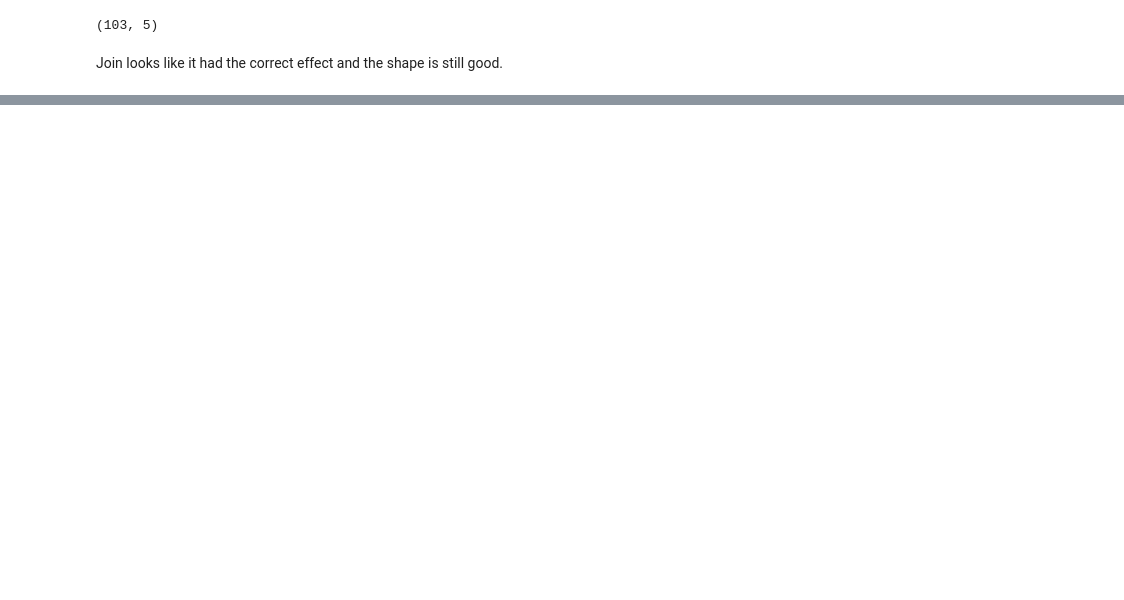
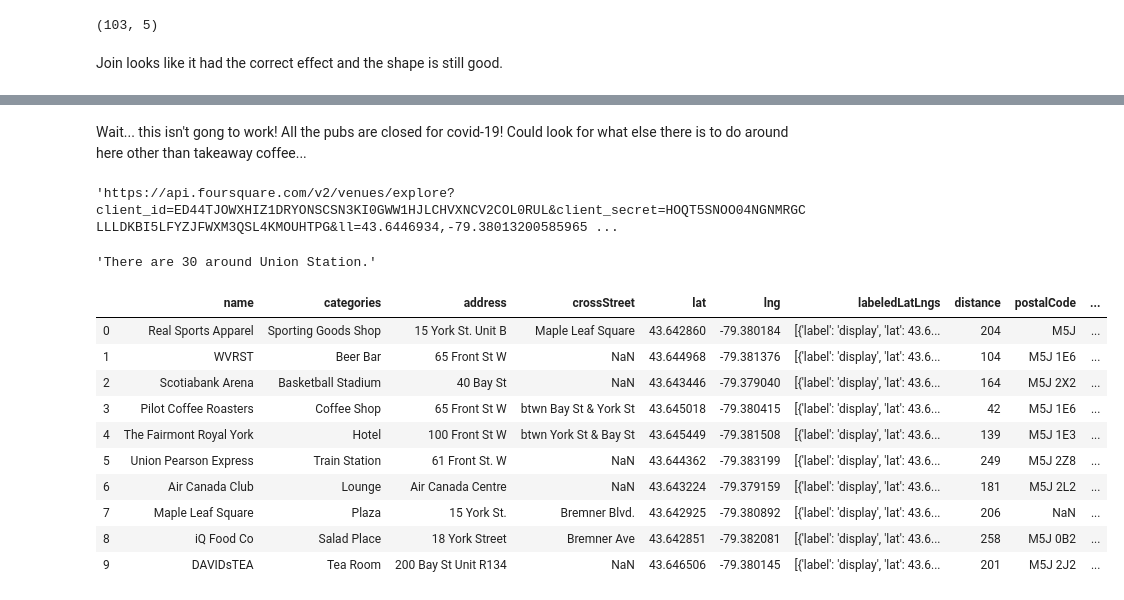
Before and after one commit to geogaffer/Coursera_Capstone, a Jupyter notebook: Week3.ipynb, the cells around one changed output, grey strips where cells are left out. Drawn from its saved outputs; the diff is of its cells as text; code cells hidden in the pictures; blank space fills up the shorter version.

```diff
--- a/Week3.ipynb
+++ b/Week3.ipynb
@@ -103,0 +229,24 @@ Join looks like it had the correct effect and the shape is still good.
+# %%
+# keep only columns that include venue name, and anything that is associated with location
+filtered_columns = ['name', 'categories'] + [col for col in dataframe.columns if col.startswith('location.')] + ['id']
+dataframe_filtered = dataframe.loc[:, filtered_columns]
+
+# function that extracts the category of the venue
+def get_category_type(row):
+    try:
+        categories_list = row['categories']
+    except:
+        categories_list = row['venue.categories']
+
+    if len(categories_list) == 0:
+        return None
+    else:
+        return categories_list[0]['name']
+
+# filter the category for each row
+dataframe_filtered['categories'] = dataframe_filtered.apply(get_category_type, axis=1)
+
+# clean column names by keeping only last term
+dataframe_filtered.columns = [column.split('.')[-1] for column in dataframe_filtered.columns]
+
+dataframe_filtered
@@ -103,0 +299,39 @@ Join looks like it had the correct effect and the shape is still good.
+# %% [markdown]
+Wait... this isn't gong to work!  All the pubs are closed for covid-19!  Could look for what else there is to do around here other than takeaway coffee...
+# %%
+url = 'https://api.foursquare.com/v2/venues/explore?client_id={}&client_secret={}&ll={},{}&v={}&radius={}&limit={}'.format(CLIENT_ID, CLIENT_SECRET, latitude, longitude, VERSION, radius, LIMIT)
+url
+# %% [output]
+'https://api.foursquare.com/v2/venues/explore?client_id=ED44TJOWXHIZ1DRYONSCSN3KI0GWW1HJLCHVXNCV2COL0RUL&client_secret=HOQT5SNOO04NGNMRGCLLLDKBI5LFYZJFWXM3QSL4KMOUHTPG&ll=43.6446934,-79.38013200585965 ...
+# %%
+results = requests.get(url).json()
+'There are {} around Union Station.'.format(len(results['response']['groups'][0]['items']))
+# %% [output]
+'There are 30 around Union Station.'
+# %%
+items = results['response']['groups'][0]['items']
+dataframe = json_normalize(items) # flatten JSON
+
+# filter columns
+filtered_columns = ['venue.name', 'venue.categories'] + [col for col in dataframe.columns if col.startswith('venue.location.')] + ['venue.id']
+dataframe_filtered = dataframe.loc[:, filtered_columns]
+
+# filter the category for each row
+dataframe_filtered['venue.categories'] = dataframe_filtered.apply(get_category_type, axis=1)
+
+# clean columns
+dataframe_filtered.columns = [col.split('.')[-1] for col in dataframe_filtered.columns]
+
+dataframe_filtered.head(10)
+# %% [output]
+|  | name | categories | address | crossStreet | lat | lng | labeledLatLngs | distance | postalCode | ... |
+| 0 | Real Sports Apparel | Sporting Goods Shop | 15 York St. Unit B | Maple Leaf Square | 43.642860 | -79.380184 | [{'label': 'display', 'lat': 43.6... | 204 | M5J | ... |
+| 1 | WVRST | Beer Bar | 65 Front St W | NaN | 43.644968 | -79.381376 | [{'label': 'display', 'lat': 43.6... | 104 | M5J 1E6 | ... |
+| 2 | Scotiabank Arena | Basketball Stadium | 40 Bay St | NaN | 43.643446 | -79.379040 | [{'label': 'display', 'lat': 43.6... | 164 | M5J 2X2 | ... |
+| 3 | Pilot Coffee Roasters | Coffee Shop | 65 Front St W | btwn Bay St & York St | 43.645018 | -79.380415 | [{'label': 'display', 'lat': 43.6... | 42 | M5J 1E6 | ... |
+| 4 | The Fairmont Royal York | Hotel | 100 Front St W | btwn York St & Bay St | 43.645449 | -79.381508 | [{'label': 'display', 'lat': 43.6... | 139 | M5J 1E3 | ... |
+| 5 | Union Pearson Express | Train Station | 61 Front St. W | NaN | 43.644362 | -79.383199 | [{'label': 'display', 'lat': 43.6... | 249 | M5J 2Z8 | ... |
+| 6 | Air Canada Club | Lounge | Air Canada Centre | NaN | 43.643224 | -79.379159 | [{'label': 'display', 'lat': 43.6... | 181 | M5J 2L2 | ... |
+| 7 | Maple Leaf Square | Plaza | 15 York St. | Bremner Blvd. | 43.642925 | -79.380892 | [{'label': 'display', 'lat': 43.6... | 206 | NaN | ... |
+| 8 | iQ Food Co | Salad Place | 18 York Street | Bremner Ave | 43.642851 | -79.382081 | [{'label': 'display', 'lat': 43.6... | 258 | M5J 0B2 | ... |
+| 9 | DAVIDsTEA | Tea Room | 200 Bay St Unit R134 | NaN | 43.646506 | -79.380145 | [{'label': 'display', 'lat': 43.6... | 201 | M5J 2J2 | ... |
```
Also changed, not shown: parts of 21 cells of this notebook.
